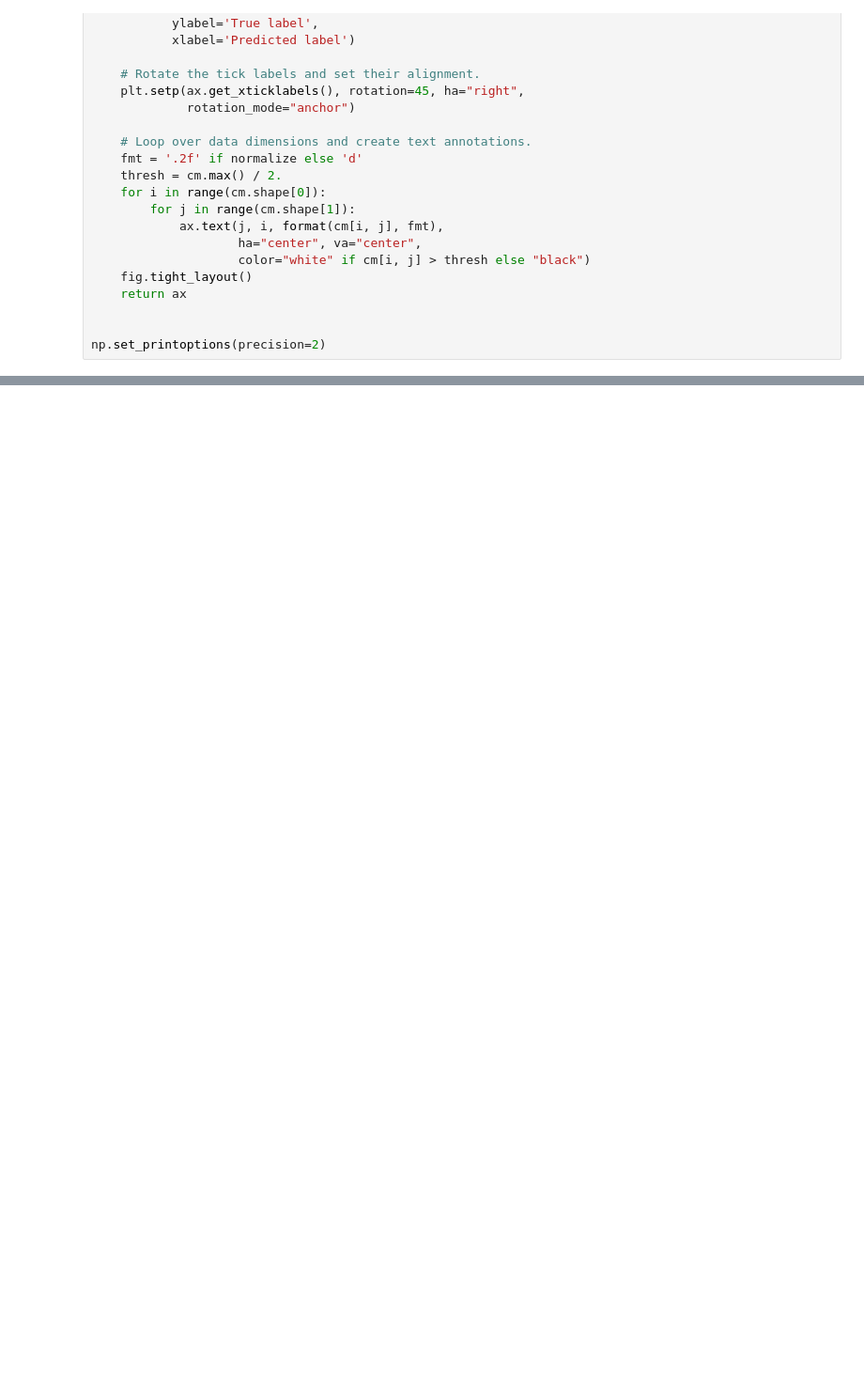
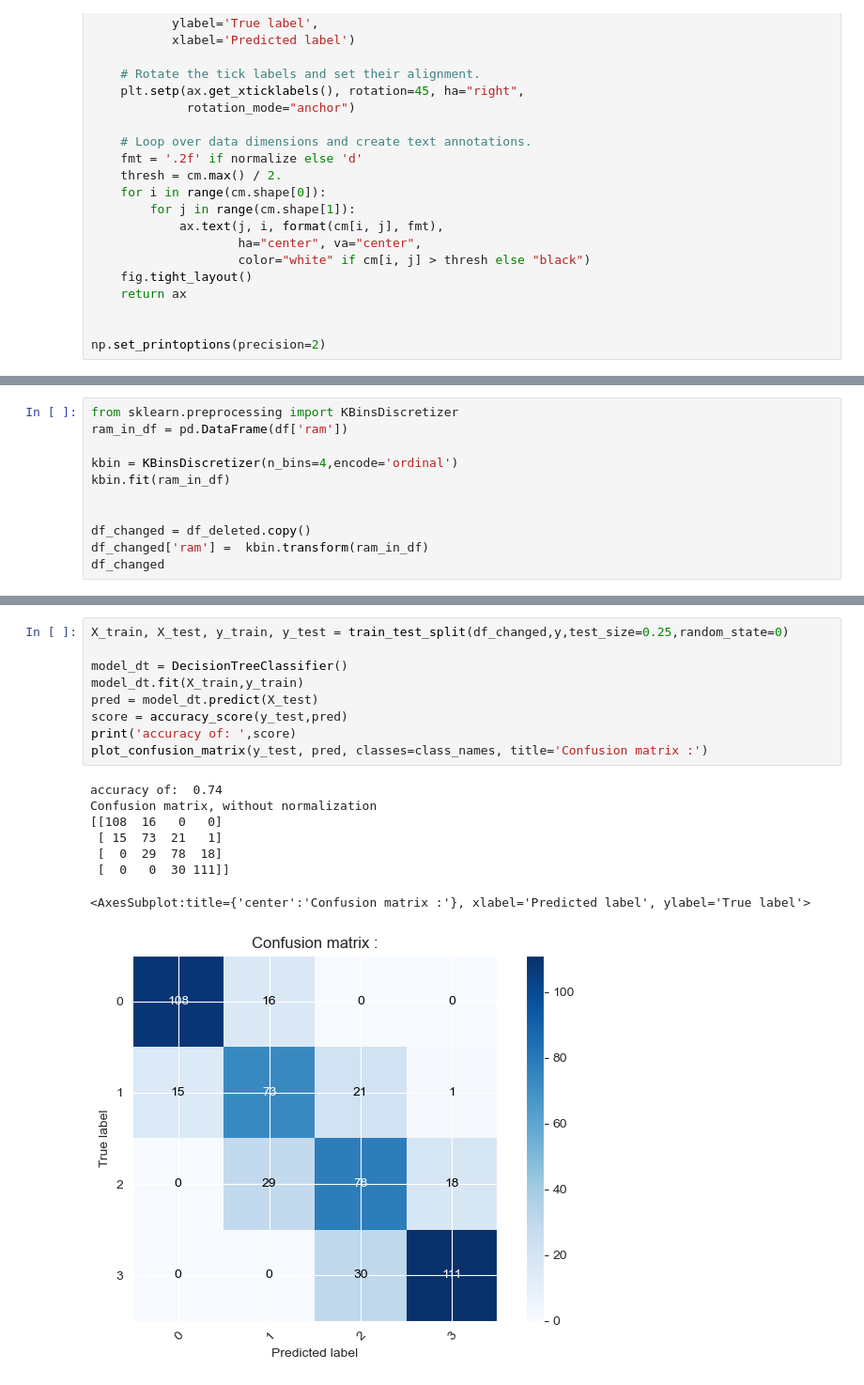
Before and after one commit to Rdm-Nico/BDTA, a Jupyter notebook: Esercitazioni/Esami/08_01_2020.ipynb, the cells around one changed output, grey strips where cells are left out. Shown at 94% size. Drawn from its saved outputs; the diff is of its cells as text; blank space fills up the shorter version.

```diff
--- a/Esercitazioni/Esami/08_01_2020.ipynb
+++ b/Esercitazioni/Esami/08_01_2020.ipynb
@@ -311,0 +455,11 @@ Please also refer to the documentation for alternative solver options:
+# %%
+from sklearn.preprocessing import KBinsDiscretizer
+ram_in_df = pd.DataFrame(df['ram'])
+
+kbin = KBinsDiscretizer(n_bins=4,encode='ordinal')
+kbin.fit(ram_in_df)
+
+
+df_changed = df_deleted.copy()
+df_changed['ram'] =  kbin.transform(ram_in_df)
+df_changed
@@ -311,0 +480,18 @@ Please also refer to the documentation for alternative solver options:
+# %%
+X_train, X_test, y_train, y_test = train_test_split(df_changed,y,test_size=0.25,random_state=0)
+
+model_dt = DecisionTreeClassifier()
+model_dt.fit(X_train,y_train)
+pred = model_dt.predict(X_test)
+score = accuracy_score(y_test,pred)
+print('accuracy of: ',score)
+plot_confusion_matrix(y_test, pred, classes=class_names, title='Confusion matrix :')
+# %% [output]
+accuracy of:  0.74
+Confusion matrix, without normalization
+[[108  16   0   0]
+ [ 15  73  21   1]
+ [  0  29  78  18]
+ [  0   0  30 111]]
+<AxesSubplot:title={'center':'Confusion matrix :'}, xlabel='Predicted label', ylabel='True label'>
+[figure, added]
```
Also changed, not shown: parts of 34 cells of this notebook, 1 other file.
